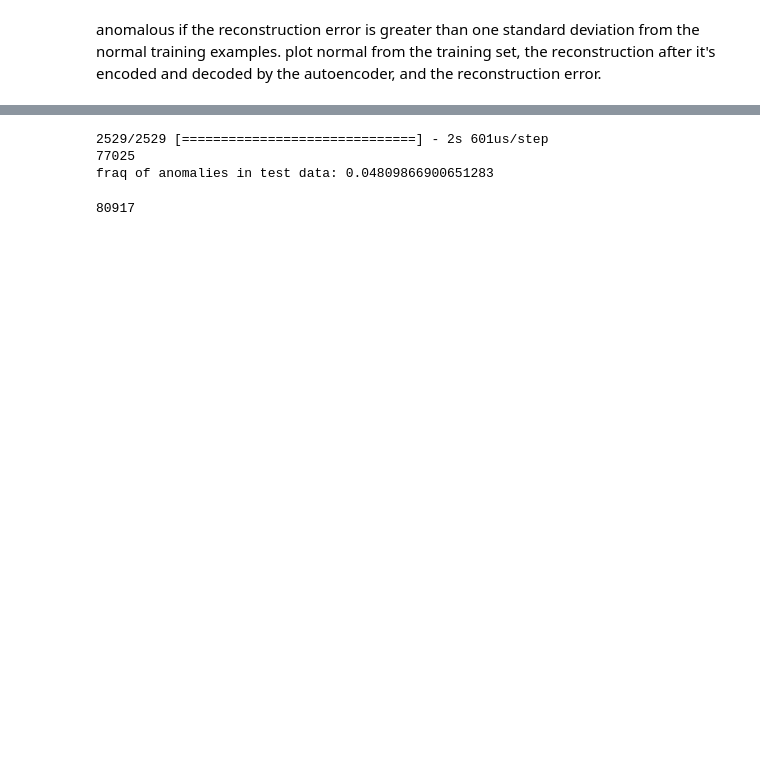
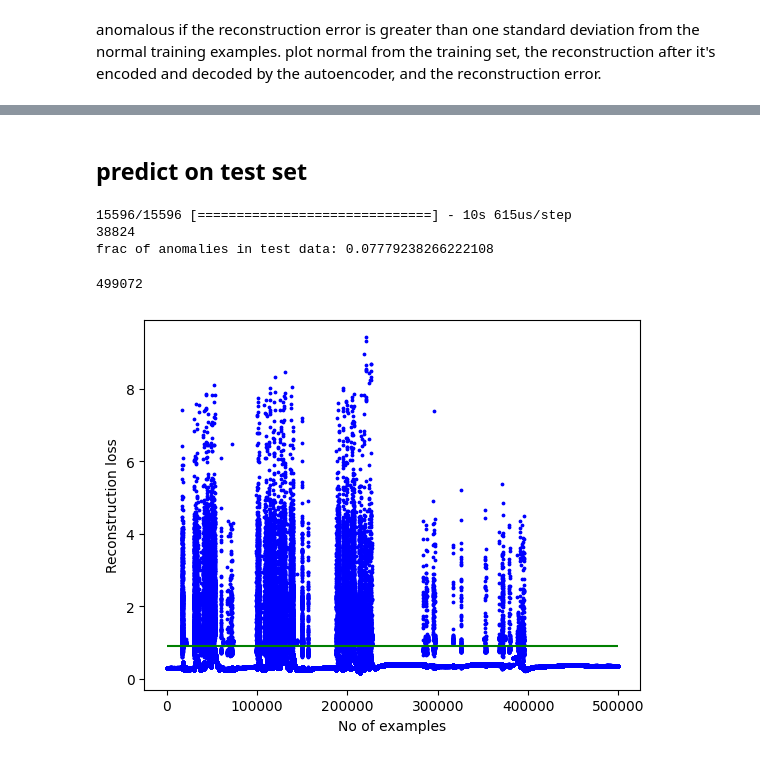
Before and after one commit to christianreiser/Anomaly-Detection-industrial-robot, a Jupyter notebook: anomaly.ipynb, the cells around one changed output, grey strips where cells are left out. Cells and saved outputs as stored; diff of their text form; code cells hidden in the pictures; blank space fills up the shorter version.

```diff
--- a/anomaly.ipynb
+++ b/anomaly.ipynb
@@ -340,25 +337,36 @@ plt.show()
+# %% [markdown]
+## predict on test set
 # %%
-reconstructions = autoencoder.predict(test_norm)
-loss = tf.keras.losses.mae(reconstructions, test_norm)
-prediction_autoencoder = tf.math.less(loss, threshold)
+reconstructions_test = autoencoder.predict(test_norm)
+loss_test = tf.keras.losses.mae(reconstructions_test, test_norm)
+prediction_autoencoder_test = tf.math.greater(loss_test, threshold_autoencoder)
 # print number of true in prediction
-print(prediction_autoencoder.numpy().sum())
-print('fraq of anomalies in test data: {}'.format(1-prediction_autoencoder1.numpy().sum()/len(test)))
+print(prediction_autoencoder_test.numpy().sum())
+print('frac of anomalies in test data: {}'.format(prediction_autoencoder_test.numpy().sum()/len(test)))
 # %% [output]
-2529/2529 [==============================] - 2s 601us/step
-77025
-fraq of anomalies in test data: 0.04809866900651283
+15596/15596 [==============================] - 10s 615us/step
+38824
+frac of anomalies in test data: 0.07779238266222108
 # %%
 # compare isolation forest with autoencoder
 # create new variable prediction_isolationforest with True for anomalies and False for normal
 prediction_isolationforest = []
 for i in isofor_score:
     if i <0:
-        prediction_isolationforest.append(True)
+        prediction_isolationforest.append(1)
     else:
-        prediction_isolationforest.append(False)
+        prediction_isolationforest.append(0)
 print(len(prediction_isolationforest))
 # %% [output]
-80917
+499072
+# %%
+# plot test loss
+plt.scatter(range(len(loss_test)), loss_test, c='b', s=3, label='Test loss')
+plt.xlabel("No of examples")
+plt.ylabel("Reconstruction loss")
+plt.hlines(threshold_autoencoder, xmin=0, xmax=len(loss_test), colors="g", zorder=100, label='threshold_autoencoder')
+plt.show()
+# %% [output]
+[figure, added]
 # %%
 # plot isofor_score_binary and prediction as subplots
```
Also changed, not shown: parts of 22 cells of this notebook, 5 other files.
